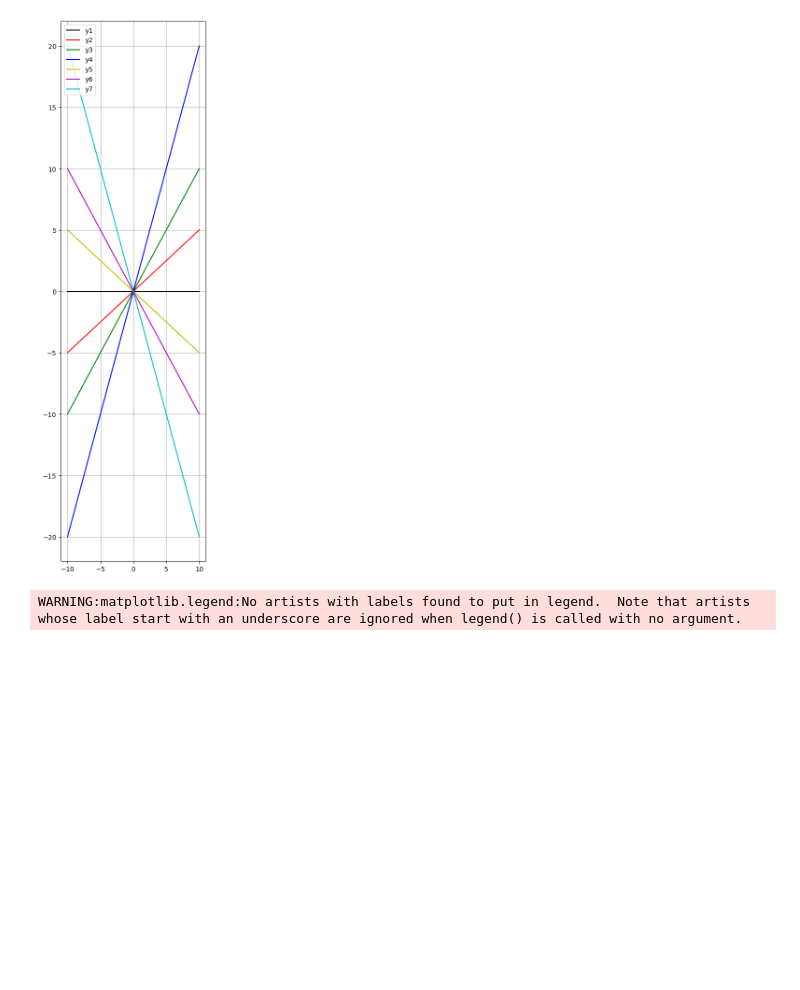
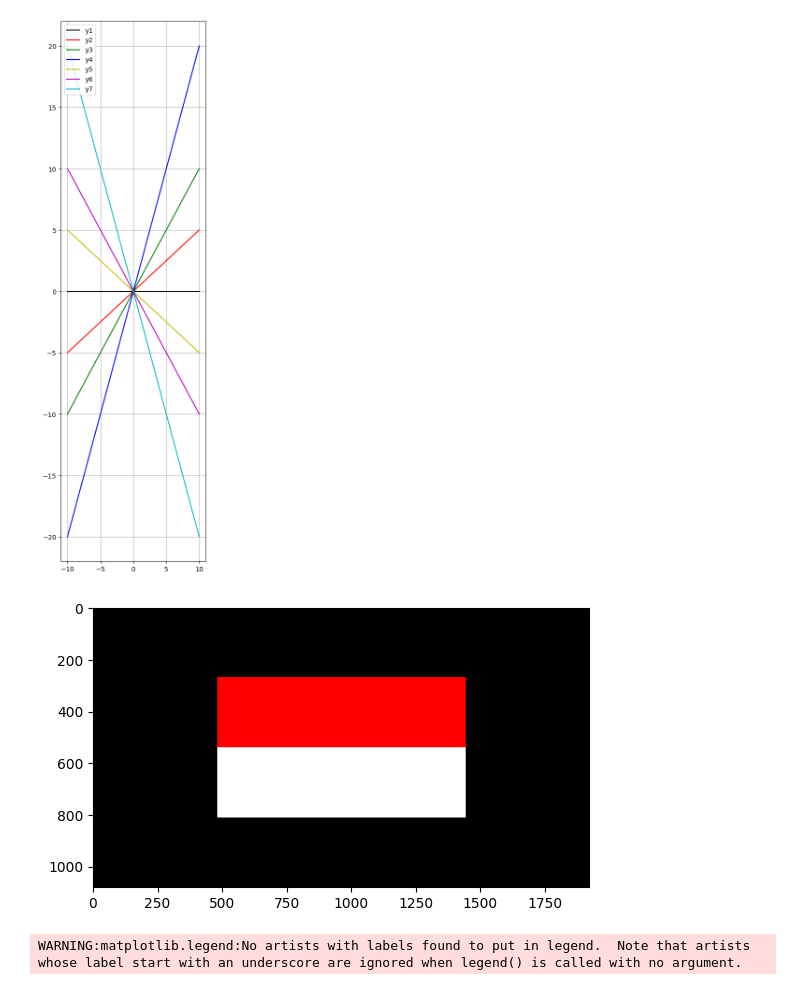
Before and after one commit to Arayandra/Andraaseventeen, a Jupyter notebook: Latihan_Pemvis_pertemuan_2_dan_3.ipynb, the cells around one changed output. Saved outputs shown, nothing was run; the diff lists cells and outputs as text; code cells hidden in the pictures; blank space fills up the shorter version.

```diff
--- a/Latihan_Pemvis_pertemuan_2_dan_3.ipynb
+++ b/Latihan_Pemvis_pertemuan_2_dan_3.ipynb
@@ -39,6 +39,38 @@ plt.grid()
 plt.show()
 # %% [output]
 [figure]
+# %%
+import matplotlib.pyplot as plt
+import numpy as np
+
+row = int(1080)
+col = int(1920)
+#Defuning the top, bottom, left and right margins for
+#For the red square
+Rrow1 = int(0.25*row)
+Rrow2 = int(0.5*row)
+Rcol1 = int(0.25*col)
+Rcol2 = int(0.75*col)
+#For the white square
+Wrow1 = int(0.5*row) + 1
+Wrow2 = int(0.75*row) + 1
+Wcol1 = int(0.25*col)
+Wcol2 = int(0.75*col)
+
+Gambar = np.zeros(shape=(row, col, 3), dtype=np.int16)
+for i in range(Rrow1, Rrow2+1):
+    for j in range(Rcol1, Rcol2):
+        Gambar[i, j, 0] = 255
+
+for i in range(Wrow1, Wrow2+1):
+    for j in range(Rcol1, Rcol2):
+        Gambar[i, j, :] = 255
+
+plt.figure()
+plt.imshow(Gambar)
+plt.show()
+# %% [output]
+[figure, added]
 # %%
 #2 Garris Sambung
 from PIL import Image
```
Also changed, not shown: parts of 1 cell of this notebook.
